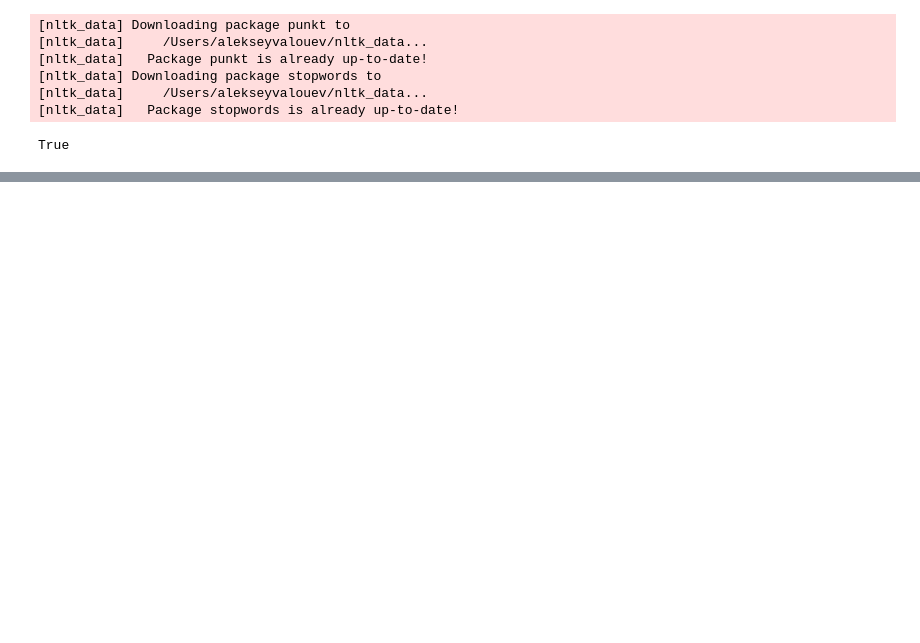
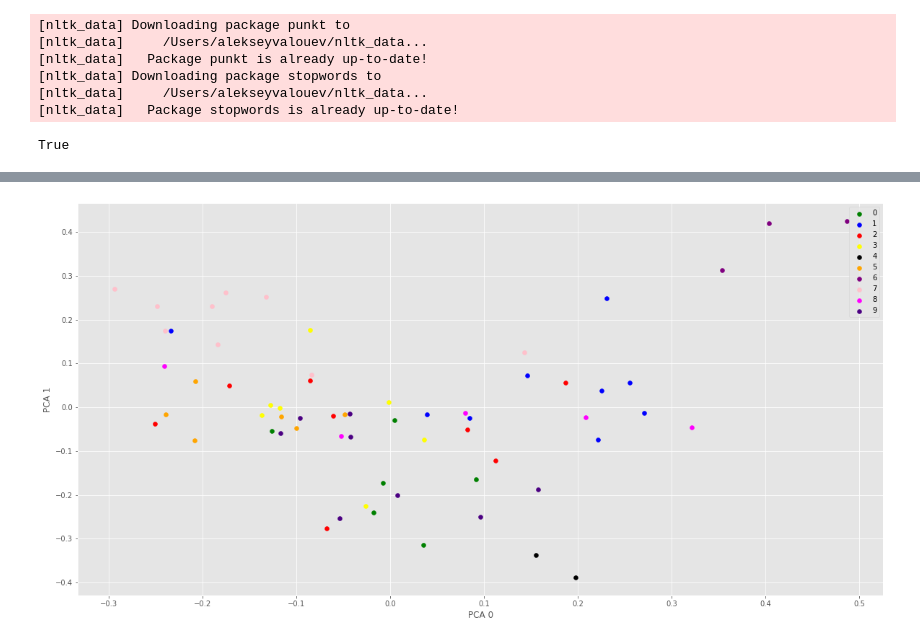
Before and after one commit to alekseyvalouev/usc-dinner-clustering, a Jupyter notebook: clustering.ipynb, the cells around one changed output, grey strips where cells are left out. Cells and saved outputs as stored; diff of their text form; code cells hidden in the pictures; blank space fills up the shorter version.

```diff
--- a/clustering.ipynb
+++ b/clustering.ipynb
@@ -117,0 +123,4 @@ corpus[18][0:460]
+# %%
+def run_kmeans(k, data):
+    kmeans = cluster.KMeans(n_clusters = k, init = 'k-means++', n_init = 10, tol = 0.0001, random_state = 1, algorithm = 'full')
+    return kmeans.fit(data)
@@ -117,0 +174,33 @@ corpus[18][0:460]
+# %%
+from sklearn.decomposition import PCA
+
+# We train the PCA on the dense version of the tf-idf.
+pca = PCA(n_components=2)
+two_dim = pca.fit_transform(final_df)
+
+scatter_x = two_dim[:, 0] # first principle component
+scatter_y = two_dim[:, 1] # second principle component
+# %%
+import numpy as np
+import matplotlib.pyplot as plt
+
+plt.style.use('ggplot')
+
+fig, ax = plt.subplots()
+fig.set_size_inches(20,10)
+
+# color map for NUMBER_OF_CLUSTERS we have
+cmap = {0: 'green', 1: 'blue', 2: 'red', 3: 'yellow', 4 : 'black', 5: 'orange', 6: 'purple', 7: 'pink', 8: 'magenta', 9: 'indigo'}
+
+# group by clusters and scatter plot every cluster
+# with a colour and a label
+for group in np.unique(prediction):
+    ix = np.where(prediction == group)
+    ax.scatter(scatter_x[ix], scatter_y[ix], c=cmap[group], label=group)
+
+ax.legend()
+plt.xlabel("PCA 0")
+plt.ylabel("PCA 1")
+plt.show()
+# %% [output]
+[figure, added]
```
Also changed, not shown: parts of 8 cells of this notebook.
